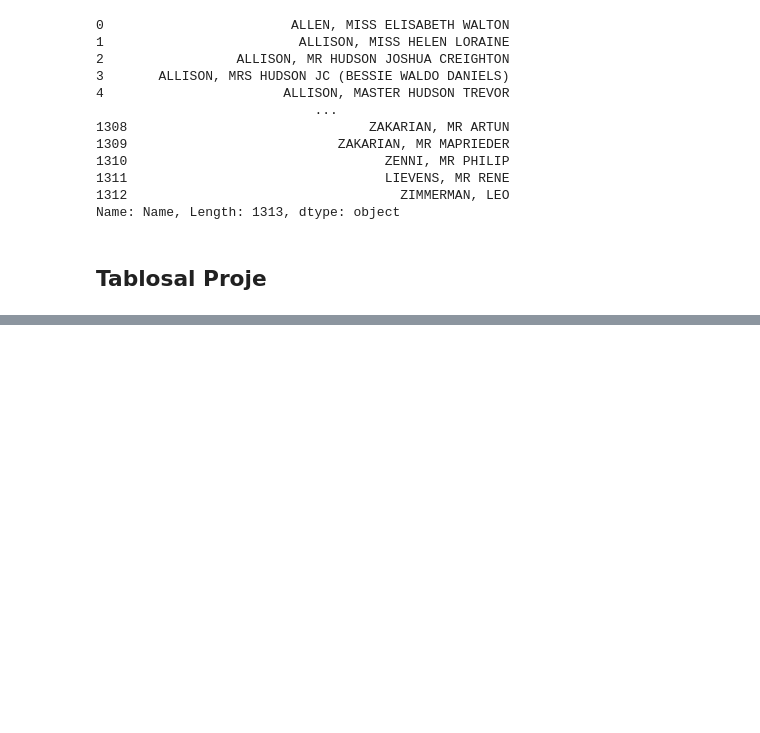
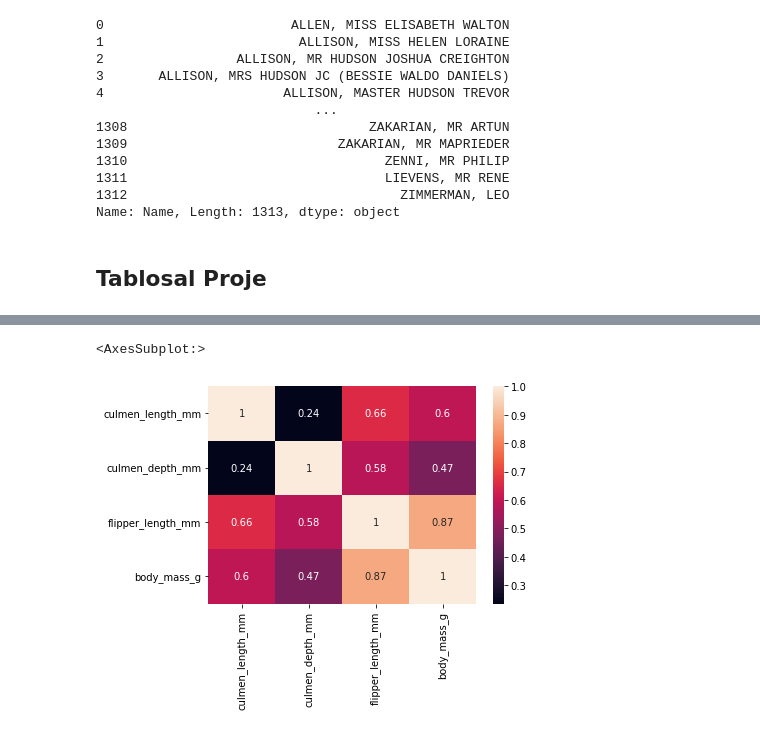
Before and after one commit to mericgenc92/veri-bilimi-egitimi, a Jupyter notebook: veri_bilimi_calisma.ipynb, the cells around one changed output, grey strips where cells are left out. Drawn from its saved outputs; the diff is of its cells as text; code cells hidden in the pictures; blank space fills up the shorter version.

```diff
--- a/veri_bilimi_calisma.ipynb
+++ b/veri_bilimi_calisma.ipynb
@@ -249,0 +252,3 @@ Name: Name, Length: 1313, dtype: object
+# %%
+df = pd.read_csv("penguins_size.csv")
+df.head()
@@ -249,0 +309,5 @@ Name: Name, Length: 1313, dtype: object
+# %%
+sns.heatmap(df.corr().abs(), annot=True)
+# %% [output]
+<AxesSubplot:>
+[figure, added]
```
Also changed, not shown: parts of 61 cells of this notebook, 1 other file.
